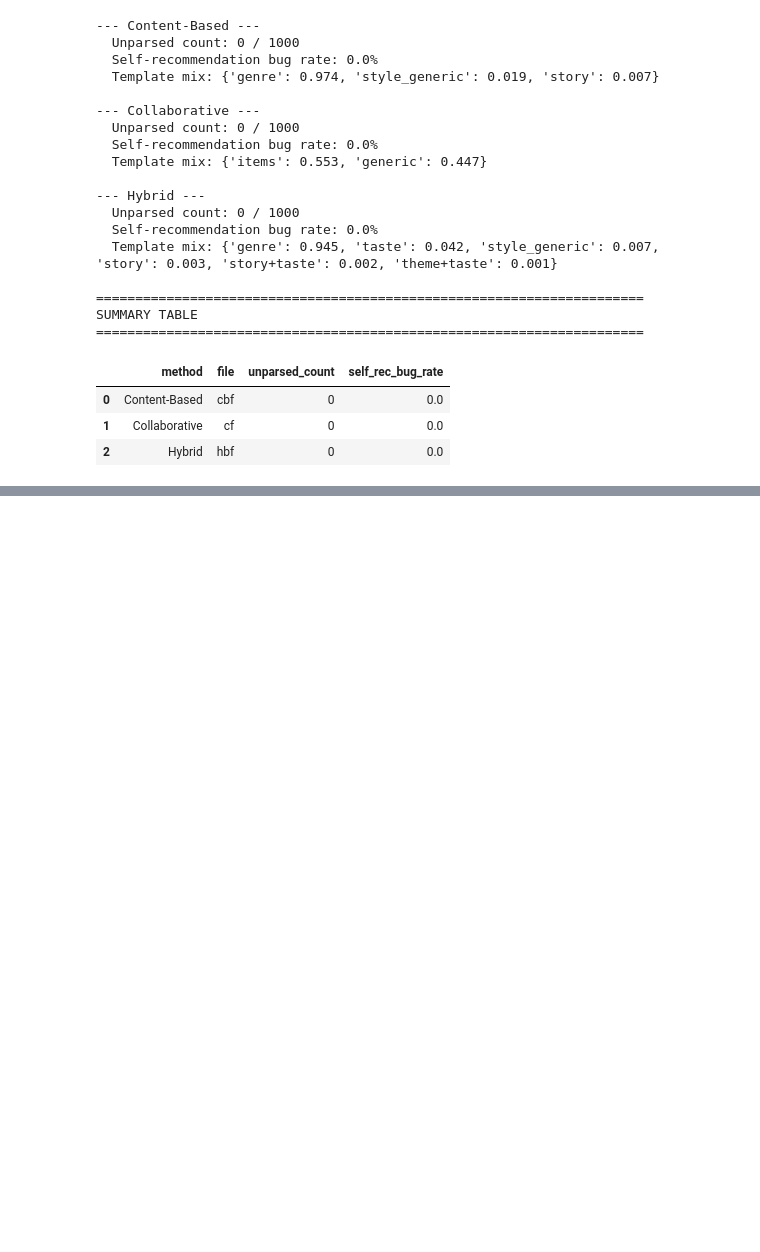
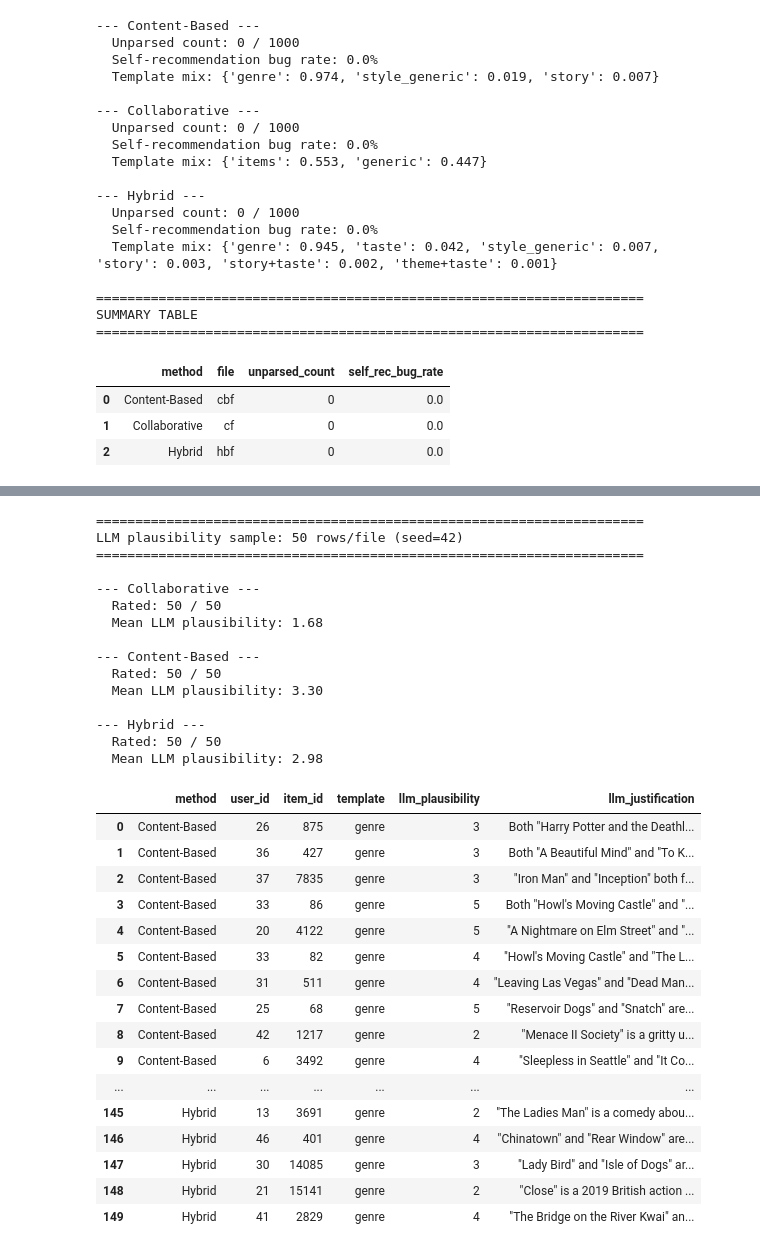
Before and after one commit to natchanonnn/personalised-movie-recommendation, a Jupyter notebook: notebooks/EvaluateExplanation.ipynb, the cells around one changed output, grey strips where cells are left out. Saved outputs shown, nothing was run; the diff lists cells and outputs as text; code cells hidden in the pictures; blank space fills up the shorter version.

```diff
--- a/notebooks/EvaluateExplanation.ipynb
+++ b/notebooks/EvaluateExplanation.ipynb
@@ -219,0 +361,46 @@ SUMMARY TABLE
+# %%
+print("=" * 70)
+print(f"LLM plausibility sample: {LLM_SAMPLE_N} rows/file (seed={LLM_RNG_SEED})")
+print("=" * 70)
+
+for method, group in llm_df.groupby("method"):
+    rated = group["llm_plausibility"].dropna()
+    print(f"\n--- {method} ---")
+    print(f"  Rated: {len(rated)} / {len(group)}")
+    if len(rated):
+        print(f"  Mean LLM plausibility: {rated.mean():.2f}")
+
+display(llm_df[["method", "user_id", "item_id", "template", "llm_plausibility", "llm_justification"]])
+# %% [output]
+======================================================================
+LLM plausibility sample: 50 rows/file (seed=42)
+======================================================================
+
+--- Collaborative ---
+  Rated: 50 / 50
+  Mean LLM plausibility: 1.68
+
+--- Content-Based ---
+  Rated: 50 / 50
+  Mean LLM plausibility: 3.30
+
+--- Hybrid ---
+  Rated: 50 / 50
+  Mean LLM plausibility: 2.98
+|  | method | user_id | item_id | template | llm_plausibility | llm_justification |
+| 0 | Content-Based | 26 | 875 | genre | 3 | Both "Harry Potter and the Deathl... |
+| 1 | Content-Based | 36 | 427 | genre | 3 | Both "A Beautiful Mind" and "To K... |
+| 2 | Content-Based | 37 | 7835 | genre | 3 | "Iron Man" and "Inception" both f... |
+| 3 | Content-Based | 33 | 86 | genre | 5 | Both "Howl's Moving Castle" and "... |
+| 4 | Content-Based | 20 | 4122 | genre | 5 | "A Nightmare on Elm Street" and "... |
+| 5 | Content-Based | 33 | 82 | genre | 4 | "Howl's Moving Castle" and "The L... |
+| 6 | Content-Based | 31 | 511 | genre | 4 | "Leaving Las Vegas" and "Dead Man... |
+| 7 | Content-Based | 25 | 68 | genre | 5 | "Reservoir Dogs" and "Snatch" are... |
+| 8 | Content-Based | 42 | 1217 | genre | 2 | "Menace II Society" is a gritty u... |
+| 9 | Content-Based | 6 | 3492 | genre | 4 | "Sleepless in Seattle" and "It Co... |
+| ... | ... | ... | ... | ... | ... | ... |
+| 145 | Hybrid | 13 | 3691 | genre | 2 | "The Ladies Man" is a comedy abou... |
+| 146 | Hybrid | 46 | 401 | genre | 4 | "Chinatown" and "Rear Window" are... |
+| 147 | Hybrid | 30 | 14085 | genre | 3 | "Lady Bird" and "Isle of Dogs" ar... |
+| 148 | Hybrid | 21 | 15141 | genre | 2 | "Close" is a 2019 British action ... |
+| 149 | Hybrid | 41 | 2829 | genre | 4 | "The Bridge on the River Kwai" an... |
```
Also changed, not shown: parts of 7 cells of this notebook.
